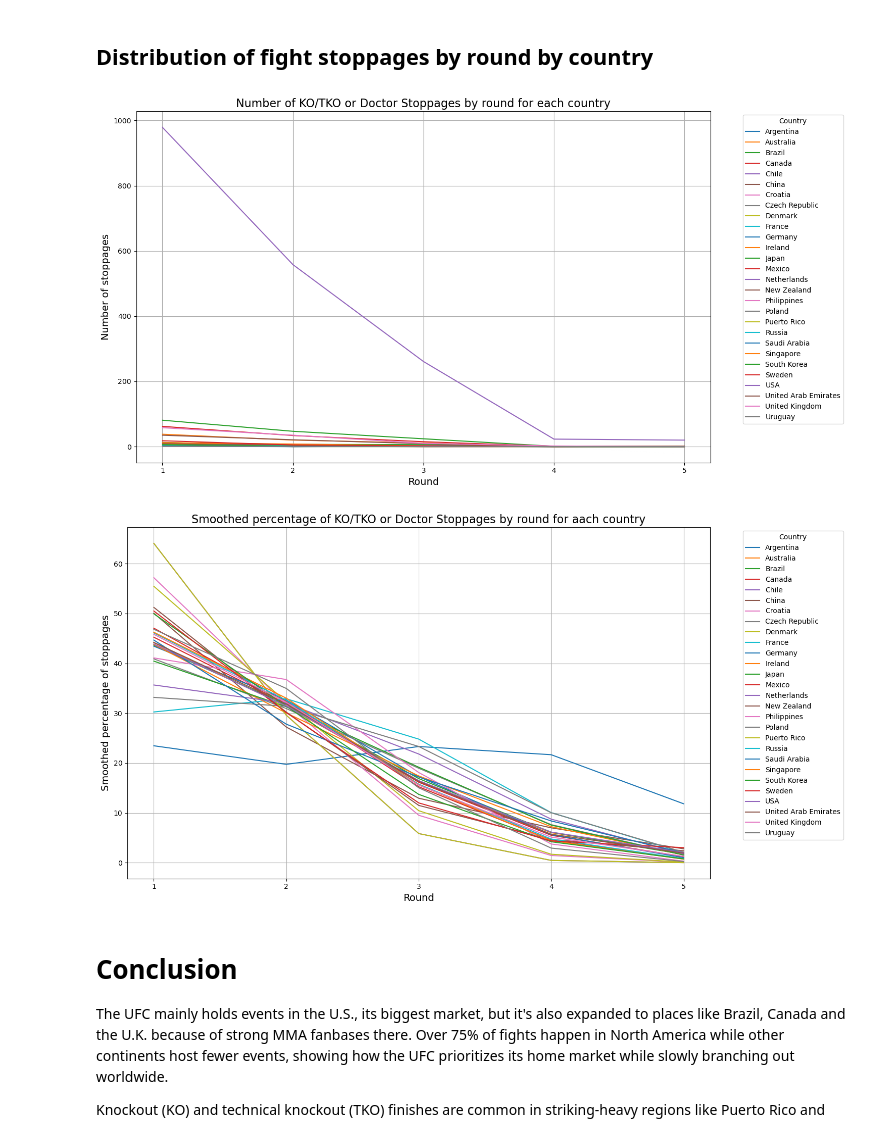
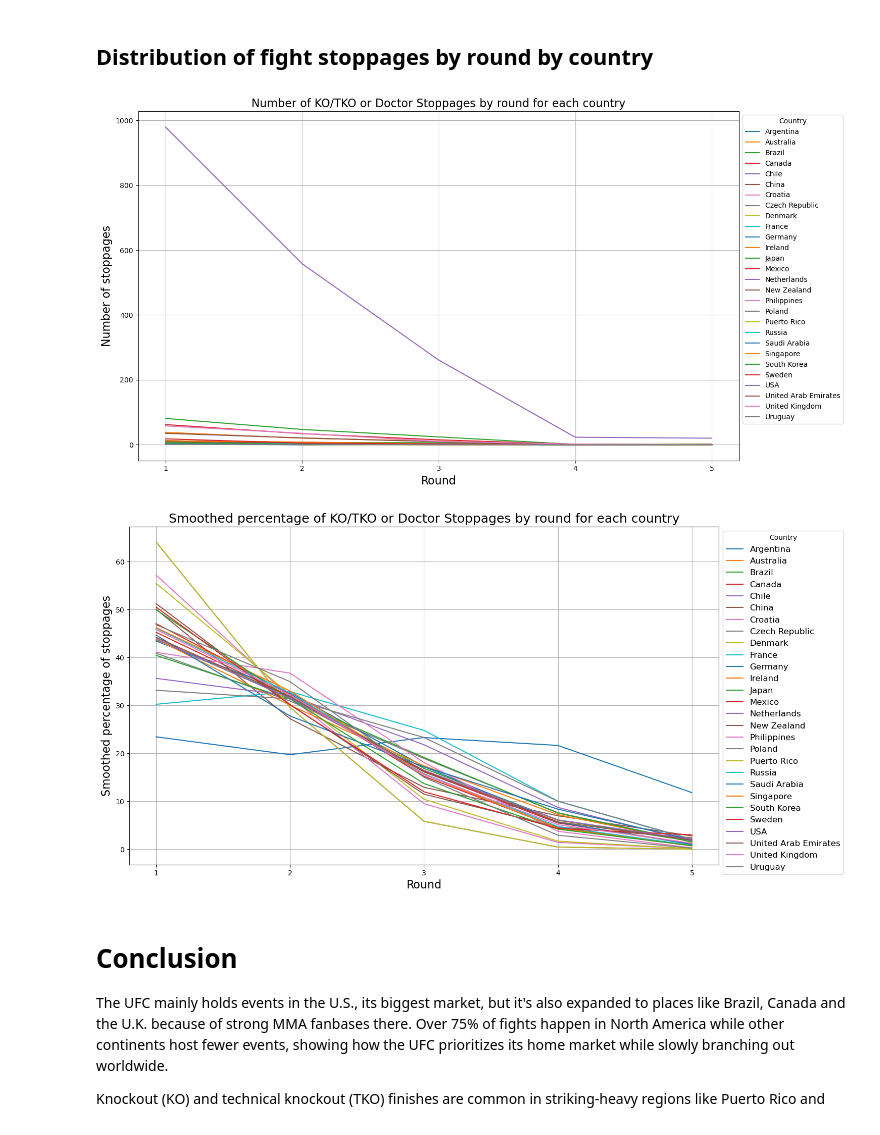
Before and after one commit to lucijaaleksic/dopp, a Jupyter notebook: Question_4.ipynb, the cells around one changed output. Cells and saved outputs as stored; diff of their text form; code cells hidden in the pictures.

```diff
--- a/Question_4.ipynb
+++ b/Question_4.ipynb
@@ -365,10 +390,10 @@ for country in ko_tko_pivot.columns:
     plt.plot(ko_tko_pivot.index, ko_tko_pivot[country], label=country)
 
 plt.title("Number of KO/TKO or Doctor Stoppages by round for each country", fontsize=16)
-plt.xlabel("Round", fontsize=14)
-plt.ylabel("Number of stoppages", fontsize=14)
+plt.xlabel("Round", fontsize=16)
+plt.ylabel("Number of stoppages", fontsize=16)
 plt.xticks(range(1, 6))
-plt.legend(title="Country", bbox_to_anchor=(1.05, 1), loc="upper left", fontsize=10)
+plt.legend(title="Country", bbox_to_anchor=(1, 1), loc="upper left", fontsize=10)
 plt.grid(True)
 plt.tight_layout()
 plt.show()
@@ -383,40 +408,40 @@ total_stoppages_by_country = (
     stats[stats["method"].isin(["KO/TKO", "TKO - Doctor's Stoppage"])]
     .groupby("country")
     .size()
     .reset_index(name="total_stoppages")
 )
 normalized_ko_tko_data = normalized_ko_tko_data.merge(
     total_stoppages_by_country, on="country"
 ).assign(percentage=lambda df: (df["count"] / df["total_stoppages"]) * 100)
 normalized_ko_tko_pivot = normalized_ko_tko_data.pivot(
     index="round", columns="country", values="percentage"
 ).fillna(0)
 smoothed_data = normalized_ko_tko_pivot.apply(
     lambda x: gaussian_filter1d(x, sigma=1), axis=0
 )
 
 plt.figure(figsize=(15, 8))
 for country in smoothed_data.columns:
     plt.plot(
         smoothed_data.index,
         smoothed_data[country],
         label=country,
     )
 
 plt.title(
-    "Smoothed percentage of KO/TKO or Doctor Stoppages by round for aach country",
-    fontsize=16,
+    "Smoothed percentage of KO/TKO or Doctor Stoppages by round for each country",
+    fontsize=18,
 )
-plt.xlabel("Round", fontsize=14)
-plt.ylabel("Smoothed percentage of stoppages", fontsize=14)
+plt.xlabel("Round", fontsize=16)
+plt.ylabel("Smoothed percentage of stoppages", fontsize=16)
 plt.xticks(range(1, 6))
-plt.legend(title="Country", bbox_to_anchor=(1.05, 1), loc="upper left", fontsize=10)
+plt.legend(title="Country", bbox_to_anchor=(1, 1), loc="upper left", fontsize=12)
 plt.grid(True)
 plt.tight_layout()
 plt.show()
 # %% [output]
-[figure, old version]
+[figure, new version]
-[figure, old version]
+[figure, new version]
 # %% [markdown]
 # Conclusion
 
```
Also changed, not shown: parts of 5 cells of this notebook.
